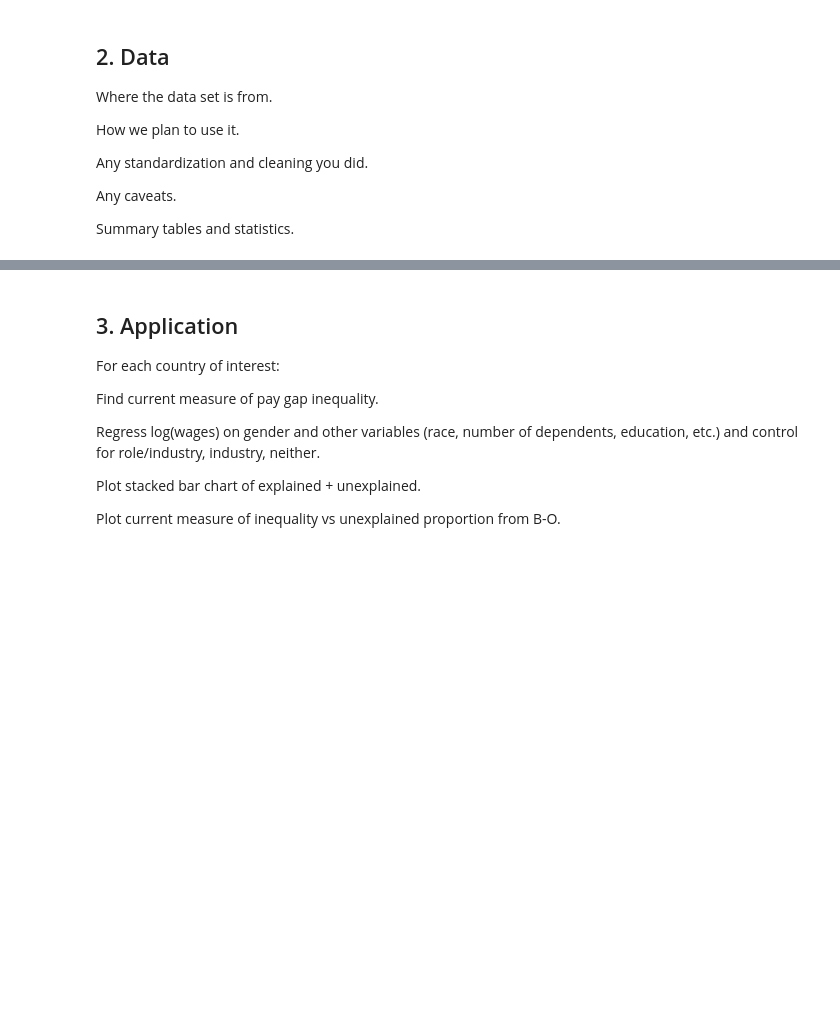
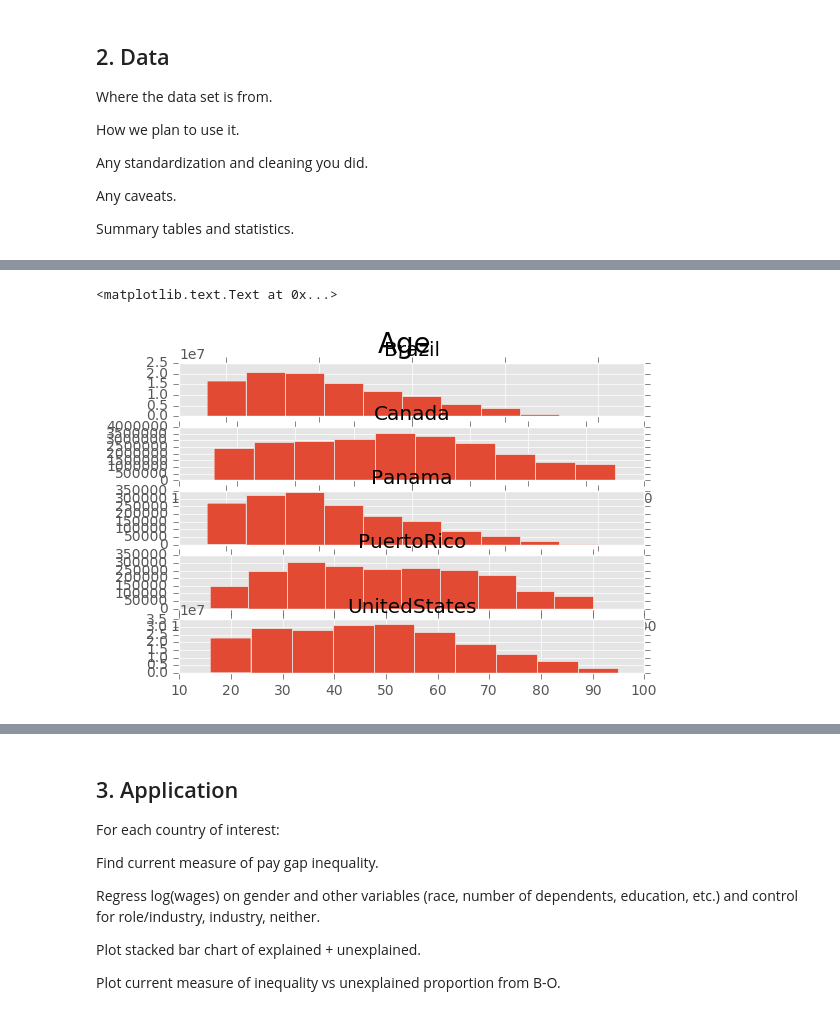
Before and after one commit to chrisdfong/Gender-Pay-Gap-Analysis, a Jupyter notebook: Project.ipynb, the cells around one changed output, grey strips where cells are left out. Saved outputs shown, nothing was run; the diff lists cells and outputs as text; code cells hidden in the pictures; blank space fills up the shorter version.

Commit message:
added data

```diff
--- a/Project.ipynb
+++ b/Project.ipynb
@@ -153,0 +142,7 @@ data.head()
+# %%
+Brazil = pd.read_csv('../Brazil.csv')
+Canada = pd.read_csv('../Canada.csv')
+Panama = pd.read_csv('../Panama.csv')
+PuertoRico = pd.read_csv('../PuertoRico.csv')
+UnitedStates = pd.read_csv('../UnitedStates.csv')
+Brazil.head()
@@ -153,0 +162,12 @@ data.head()
+# %%
+countries = [Brazil, Canada, Panama, PuertoRico, UnitedStates]
+countryNames = ["Brazil", "Canada", "Panama", "PuertoRico", "UnitedStates"]
+# %%
+for i in range(0, 5):
+    plt.subplot(5, 1, i+1)
+    plt.hist(data=countries[i], x="AGE", weights="PERWT")
+    plt.title(countryNames[i])
+plt.suptitle("Age", size=20)
+# %% [output]
+<matplotlib.text.Text at 0x...>
+[figure, added]
```
Also changed, not shown: parts of 9 cells of this notebook.
